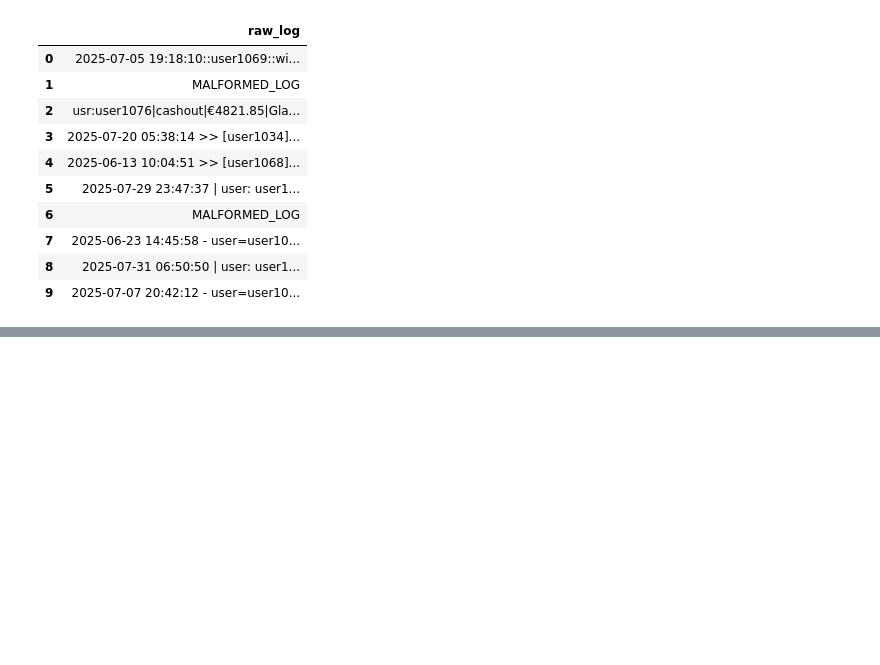
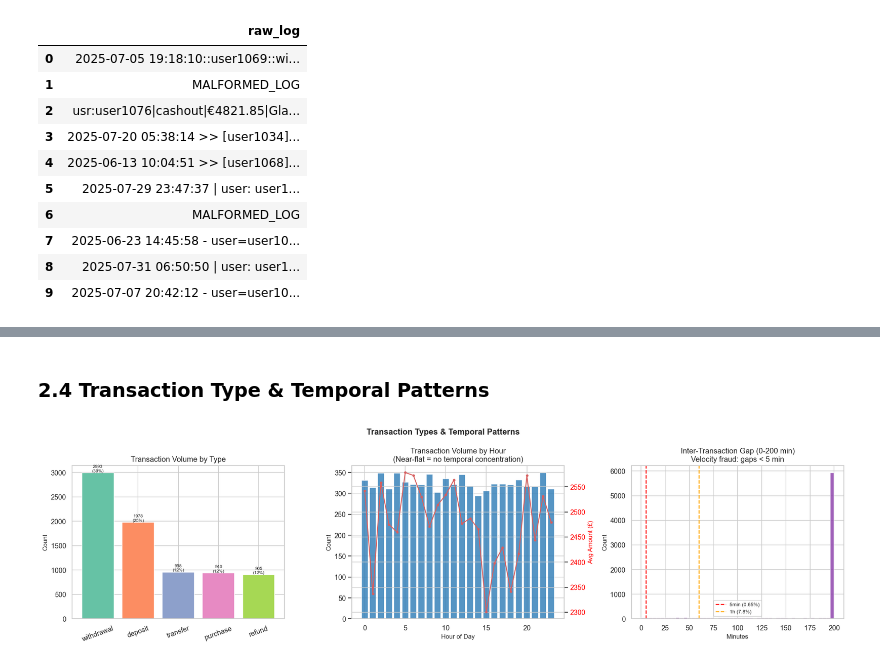
Before and after one commit to ash-iitbhu/fraud_detection, a Jupyter notebook: notebooks/fraud_detection.ipynb, the cells around one changed output, grey strips where cells are left out. Drawn from its saved outputs; the diff is of its cells as text; code cells hidden in the pictures; blank space fills up the shorter version.

```diff
--- a/notebooks/fraud_detection.ipynb
+++ b/notebooks/fraud_detection.ipynb
@@ -350,0 +356,46 @@ max    238.00  2821.43  1614.52  4998.25   0.77
+# %% [markdown]
+### 2.4 Transaction Type & Temporal Patterns
+# %%
+fig, axes = plt.subplots(1, 3, figsize=(18, 5))
+
+txn_counts = clean["txn_type"].value_counts()
+pal = sns.color_palette("Set2", len(txn_counts))
+axes[0].bar(txn_counts.index, txn_counts.values, color=pal, edgecolor="white")
+axes[0].set_title("Transaction Volume by Type")
+axes[0].set_ylabel("Count")
+axes[0].tick_params(axis="x", rotation=20)
+for bar, val in zip(axes[0].patches, txn_counts.values):
+    pct = 100*val/len(clean)
+    axes[0].text(bar.get_x()+bar.get_width()/2, bar.get_height()+15,
+                 f"{val}\n({pct:.0f}%)", ha="center", fontsize=7)
+
+clean["hour"] = clean["timestamp"].dt.hour
+clean["dow"]  = clean["timestamp"].dt.dayofweek
+hourly = clean.groupby("hour").agg(count=("amount","count"), mean=("amount","mean"))
+axes[1].bar(hourly.index, hourly["count"],
+            color=["#2c7bb6"]*24, edgecolor="white", alpha=0.8)
+axes[1].set_title("Transaction Volume by Hour\n(Near-flat = no temporal concentration)")
+axes[1].set_xlabel("Hour of Day")
+axes[1].set_ylabel("Count")
+ax2 = axes[1].twinx()
+ax2.plot(hourly.index, hourly["mean"], "r-o", markersize=3, linewidth=1.5)
+ax2.set_ylabel("Avg Amount (£)", color="red")
+ax2.tick_params(axis="y", labelcolor="red")
+
+clean_s = clean.sort_values(["user_id","timestamp"])
+clean_s["gap_sec"] = clean_s.groupby("user_id")["timestamp"].diff().dt.total_seconds()
+gaps_min = clean_s["gap_sec"].dropna() / 60
+axes[2].hist(gaps_min.clip(0, 200), bins=50, color="#8e44ad", edgecolor="white", alpha=0.85)
+for m, col, label in [(5,"red",f"5min ({(gaps_min<5).mean()*100:.2f}%)"),
+                      (60,"orange",f"1h ({(gaps_min<60).mean()*100:.1f}%)")]:
+    axes[2].axvline(m, color=col, linestyle="--", linewidth=1.5, label=label)
+axes[2].set_title("Inter-Transaction Gap (0-200 min)\nVelocity fraud: gaps < 5 min")
+axes[2].set_xlabel("Minutes")
+axes[2].set_ylabel("Count")
+axes[2].legend(fontsize=8)
+
+plt.suptitle("Transaction Types & Temporal Patterns", fontsize=13, fontweight="bold")
+plt.tight_layout()
+plt.show()
+# %% [output]
+[figure, added]
```
Also changed, not shown: parts of 126 cells of this notebook, 27 other files.
